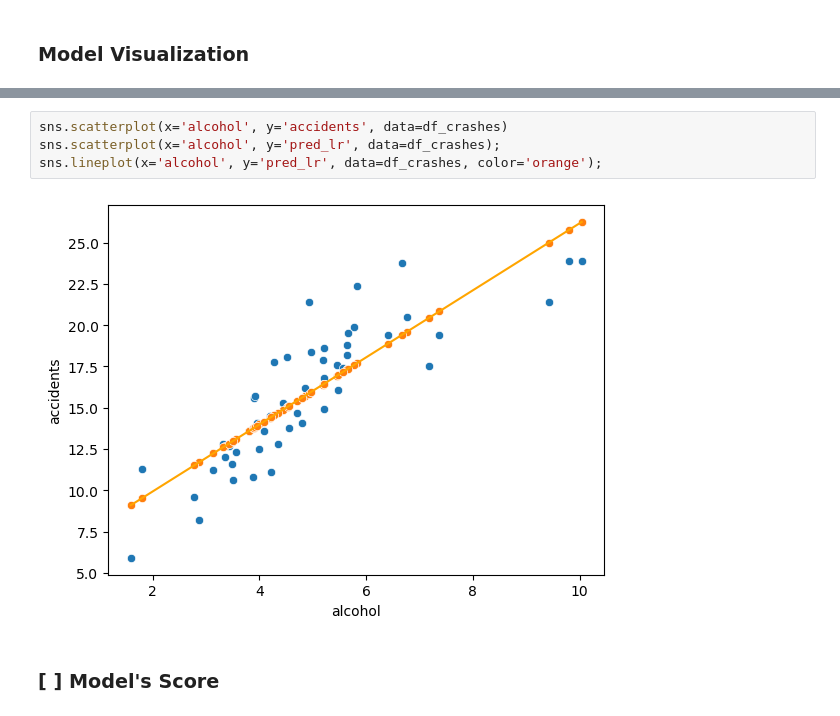
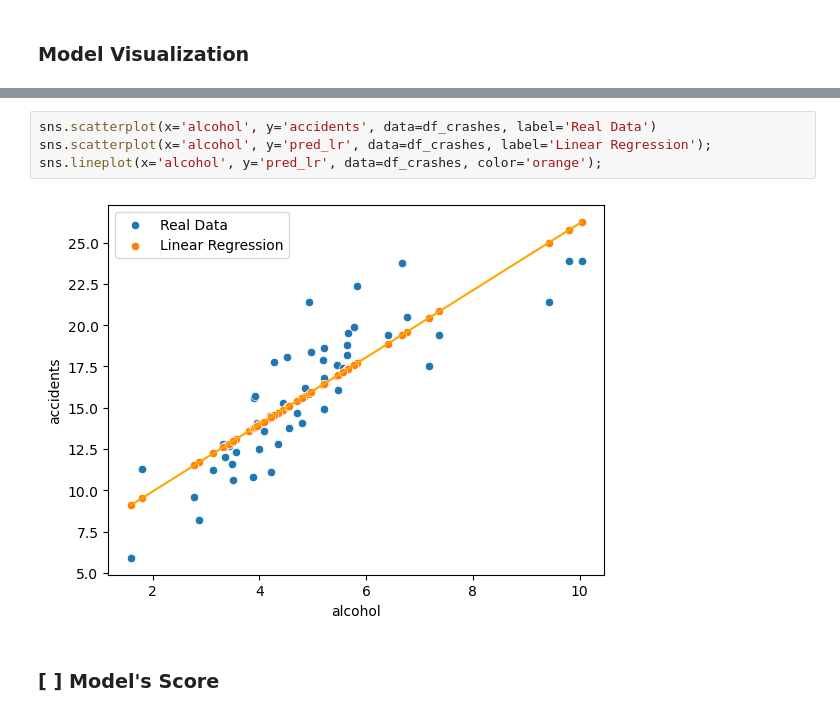
Before and after one commit to Ijanu-David-Agumdia/resolving-machine-learning-python, a Jupyter notebook: 01_The Linear Regression & Supervised Regression Models/01B_ml-linear-regression_session_blank.ipynb, the cells around one changed output, grey strips where cells are left out. Saved outputs shown, nothing was run; the diff lists cells and outputs as text.

Commit message:
Linear regression exercise

```diff
--- a/01_The Linear Regression & Supervised Regression Models/01B_ml-linear-regression_session_blank.ipynb
+++ b/01_The Linear Regression & Supervised Regression Models/01B_ml-linear-regression_session_blank.ipynb
@@ -151,9 +175,9 @@ sns.scatterplot(x='alcohol', y='pred_lr', data=df_crashes);
 # %%
-sns.scatterplot(x='alcohol', y='accidents', data=df_crashes)
-sns.scatterplot(x='alcohol', y='pred_lr', data=df_crashes);
+sns.scatterplot(x='alcohol', y='accidents', data=df_crashes, label='Real Data')
+sns.scatterplot(x='alcohol', y='pred_lr', data=df_crashes, label='Linear Regression');
 sns.lineplot(x='alcohol', y='pred_lr', data=df_crashes, color='orange');
 # %% [output]
-[figure, old version]
+[figure, new version]
 # %% [markdown]
 ### [ ] Model's Score
 # %% [markdown]
```
Also changed, not shown: parts of 24 cells of this notebook.
